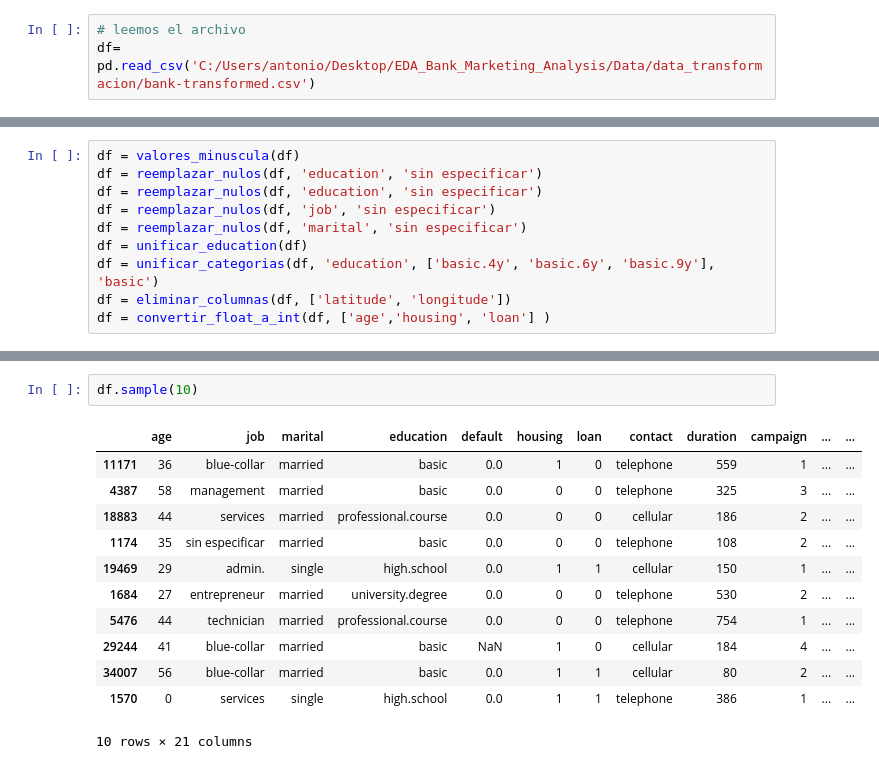
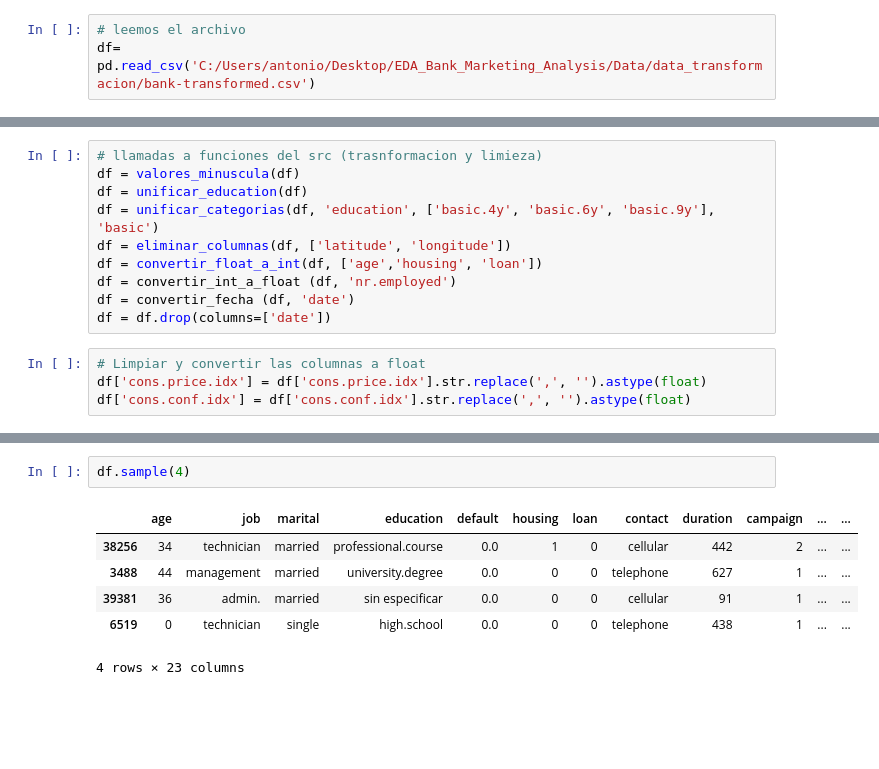
Before and after one commit to LaraHueli/EDA_Bank_Marketing_Analysis, a Jupyter notebook: Jupyter/limpieza.ipynb, the cells around one changed output, grey strips where cells are left out. Saved outputs shown, nothing was run; the diff lists cells and outputs as text; blank space fills up the shorter version.

```diff
--- a/Jupyter/limpieza.ipynb
+++ b/Jupyter/limpieza.ipynb
@@ -22,3 +103,17 @@ df= pd.read_csv('C:/Users/antonio/Desktop/EDA_Bank_Marketing_Analysis/Data/data_
+# %%
+# llamadas a funciones del src (trasnformacion y limieza)
+df = valores_minuscula(df)
+df = unificar_education(df)
+df = unificar_categorias(df, 'education', ['basic.4y', 'basic.6y', 'basic.9y'], 'basic')
+df = eliminar_columnas(df, ['latitude', 'longitude'])
+df = convertir_float_a_int(df, ['age','housing', 'loan'])
+df = convertir_int_a_float (df, 'nr.employed')
+df = convertir_fecha (df, 'date')
+df = df.drop(columns=['date'])
+# %%
+# Limpiar y convertir las columnas a float
+df['cons.price.idx'] = df['cons.price.idx'].str.replace(',', '').astype(float)
+df['cons.conf.idx'] = df['cons.conf.idx'].str.replace(',', '').astype(float)
 # %%
 eda_preliminar(df)
 # %% [output]
@@ -91,13 +186,3 @@ cc891cf7-206c-47f0-804f-20b5b757d5fc    1
 993bbbd6-4dbc-4a40-a408-f91f8462bee6    1
 Name: count, Length: 43000, dtype: int64
 --------------------------------------------------------------
-# %%
-df = valores_minuscula(df)
-df = reemplazar_nulos(df, 'education', 'sin especificar')
-df = reemplazar_nulos(df, 'education', 'sin especificar')
-df = reemplazar_nulos(df, 'job', 'sin especificar')
-df = reemplazar_nulos(df, 'marital', 'sin especificar')
-df = unificar_education(df)
-df = unificar_categorias(df, 'education', ['basic.4y', 'basic.6y', 'basic.9y'], 'basic')
-df = eliminar_columnas(df, ['latitude', 'longitude'])
-df = convertir_float_a_int(df, ['age','housing', 'loan'] )
@@ -176,15 +189,9 @@ Name: count, Length: 43000, dtype: int64
 # %%
-df.sample(10)
+df.sample(4)
 # %% [output]
 |  | age | job | marital | education | default | housing | loan | contact | duration | campaign | ... | ... |
-| 11171 | 36 | blue-collar | married | basic | 0.0 | 1 | 0 | telephone | 559 | 1 | ... | ... |
-| 4387 | 58 | management | married | basic | 0.0 | 0 | 0 | telephone | 325 | 3 | ... | ... |
-| 18883 | 44 | services | married | professional.course | 0.0 | 0 | 0 | cellular | 186 | 2 | ... | ... |
-| 1174 | 35 | sin especificar | married | basic | 0.0 | 0 | 0 | telephone | 108 | 2 | ... | ... |
-| 19469 | 29 | admin. | single | high.school | 0.0 | 1 | 1 | cellular | 150 | 1 | ... | ... |
-| 1684 | 27 | entrepreneur | married | university.degree | 0.0 | 0 | 0 | telephone | 530 | 2 | ... | ... |
-| 5476 | 44 | technician | married | professional.course | 0.0 | 0 | 0 | telephone | 754 | 1 | ... | ... |
-| 29244 | 41 | blue-collar | married | basic | NaN | 1 | 0 | cellular | 184 | 4 | ... | ... |
-| 34007 | 56 | blue-collar | married | basic | 0.0 | 1 | 1 | cellular | 80 | 2 | ... | ... |
-| 1570 | 0 | services | single | high.school | 0.0 | 1 | 1 | telephone | 386 | 1 | ... | ... |
+| 38256 | 34 | technician | married | professional.course | 0.0 | 1 | 0 | cellular | 442 | 2 | ... | ... |
+| 3488 | 44 | management | married | university.degree | 0.0 | 0 | 0 | telephone | 627 | 1 | ... | ... |
+| 39381 | 36 | admin. | married | sin especificar | 0.0 | 0 | 0 | cellular | 91 | 1 | ... | ... |
+| 6519 | 0 | technician | single | high.school | 0.0 | 0 | 0 | telephone | 438 | 1 | ... | ... |
-10 rows × 21 columns
+4 rows × 23 columns
```
Also changed, not shown: parts of 6 cells of this notebook, 3 other files.
